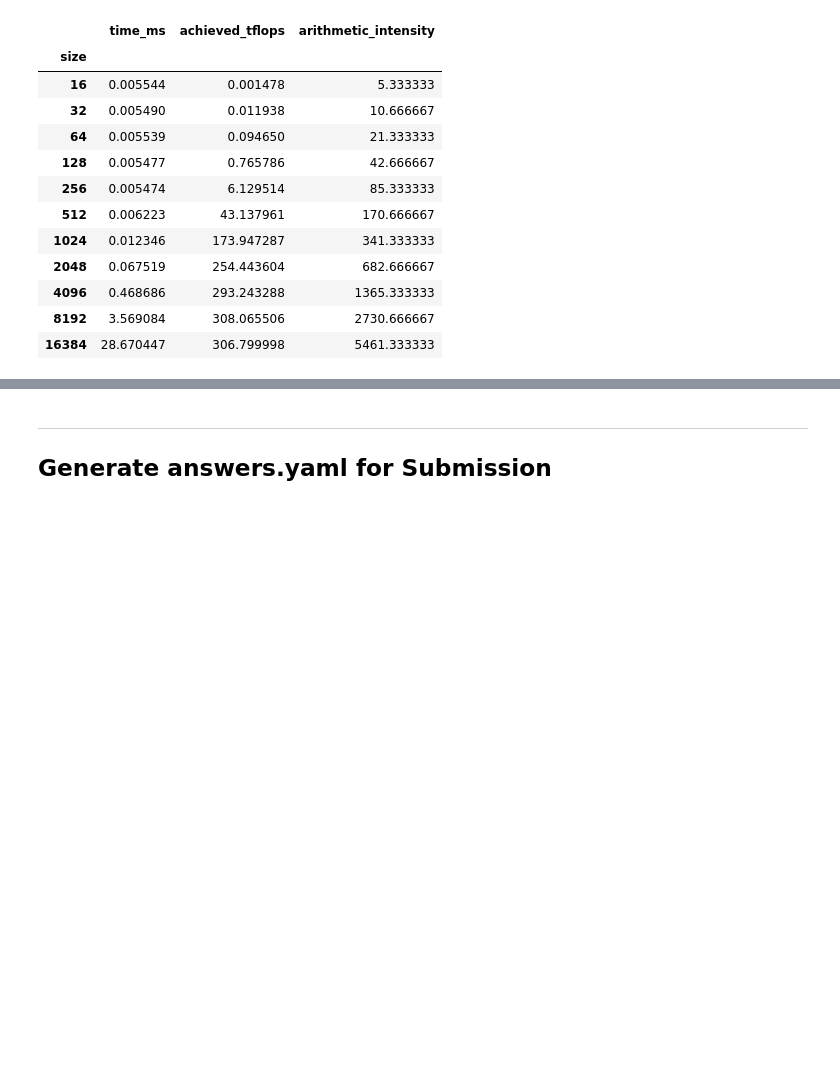
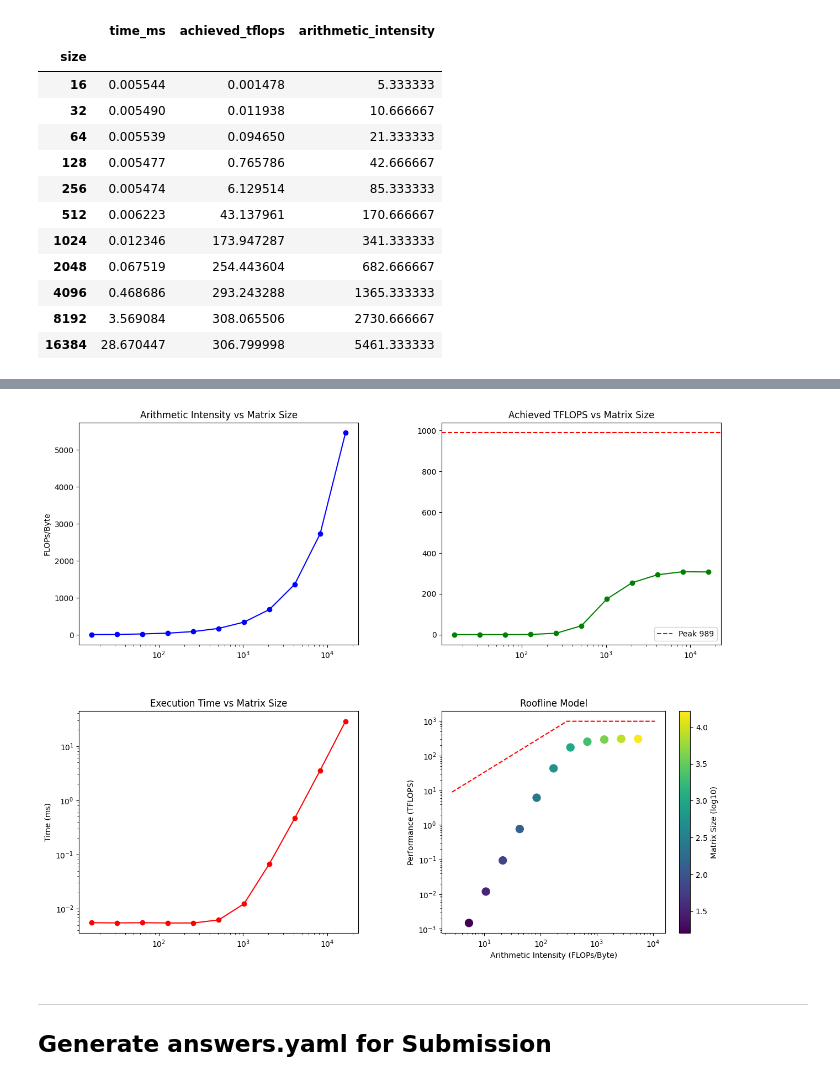
Before and after one commit to quynhho1601/scalable_AI, a Jupyter notebook: all-about-performance/llm_optimization_arithmetic_intensity.ipynb, the cells around one changed output, grey strips where cells are left out. Drawn from its saved outputs; the diff is of its cells as text; code cells hidden in the pictures; blank space fills up the shorter version.

```diff
--- a/all-about-performance/llm_optimization_arithmetic_intensity.ipynb
+++ b/all-about-performance/llm_optimization_arithmetic_intensity.ipynb
@@ -286,6 +333,6 @@ Running benchmarks with dtype=torch.float16
 peak_tflops = 989
 peak_bandwidth_gbps = 3350
 
-fig = plot_results(df_fp16, peak_tflops, peak_bandwidth_gbps)
-fig.show()
+# Call the function
+plot_results_mpl(df_fp16, peak_tflops, peak_bandwidth_gbps)
 # %% [output]
@@ -293,3 +339,4 @@ fig.show()
+[figure, added]
 # %% [markdown]
 ---
 ## Generate answers.yaml for Submission
```
Also changed, not shown: parts of 4 cells of this notebook.
